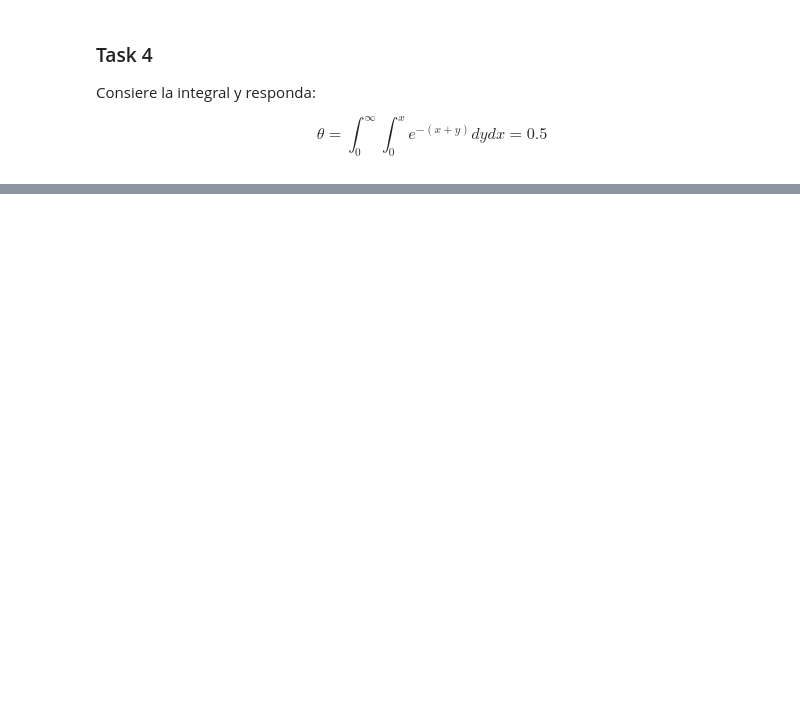
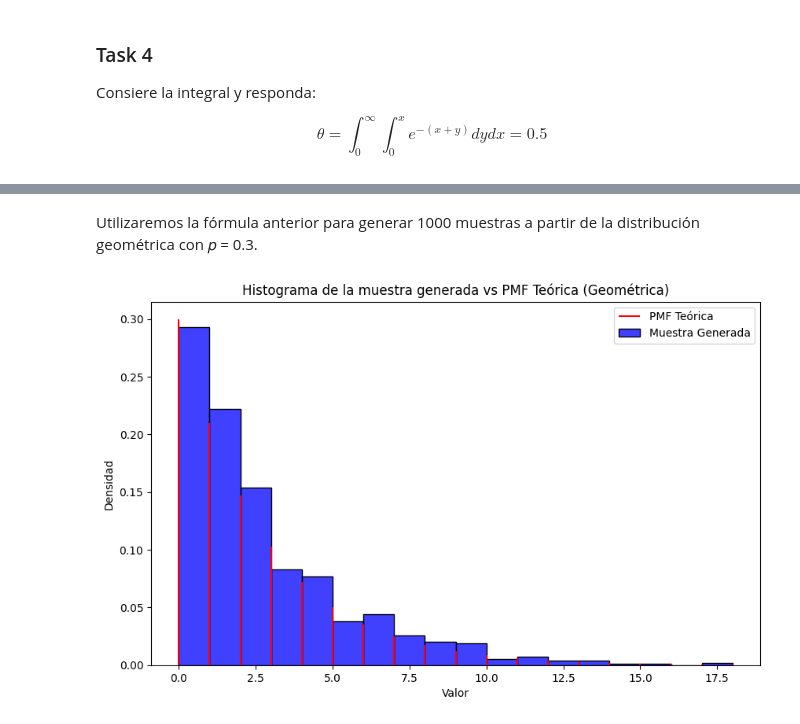
Before and after one commit to gusanitor8/RandomNumbers, a Jupyter notebook: lab4.ipynb, the cells around one changed output, grey strips where cells are left out. Drawn from its saved outputs; the diff is of its cells as text; code cells hidden in the pictures; blank space fills up the shorter version.

Commit message:
Parte 4 - Task 1 & 2

```diff
--- a/lab4.ipynb
+++ b/lab4.ipynb
@@ -316,0 +331,23 @@ The aproximated volume with 100_000 iterations is: 0.39816
+# %% [markdown]
+Utilizaremos la fórmula anterior para generar 1000 muestras a partir de la distribución geométrica con 𝑝 = 0.3.
+# %%
+# Task 1: Distribución Geométrica
+p = 0.3
+n = 1000
+
+# Método de transformación inversa para distribución geométrica
+geom_samples = np.floor(np.log(1 - np.random.uniform(size=n)) / np.log(1 - p))
+
+# Graficar histograma
+plt.figure(figsize=(10, 6))
+sns.histplot(geom_samples, bins=int(geom_samples.max() - geom_samples.min()), kde=False, color='blue', stat='density', label='Muestra Generada')
+x = np.arange(0, geom_samples.max() + 1)
+pmf = (1 - p) ** x * p
+plt.vlines(x, 0, pmf, colors='red', label='PMF Teórica')
+plt.title('Histograma de la muestra generada vs PMF Teórica (Geométrica)')
+plt.xlabel('Valor')
+plt.ylabel('Densidad')
+plt.legend()
+plt.show()
+# %% [output]
+[figure, added]
```
Also changed, not shown: parts of 19 cells of this notebook.
